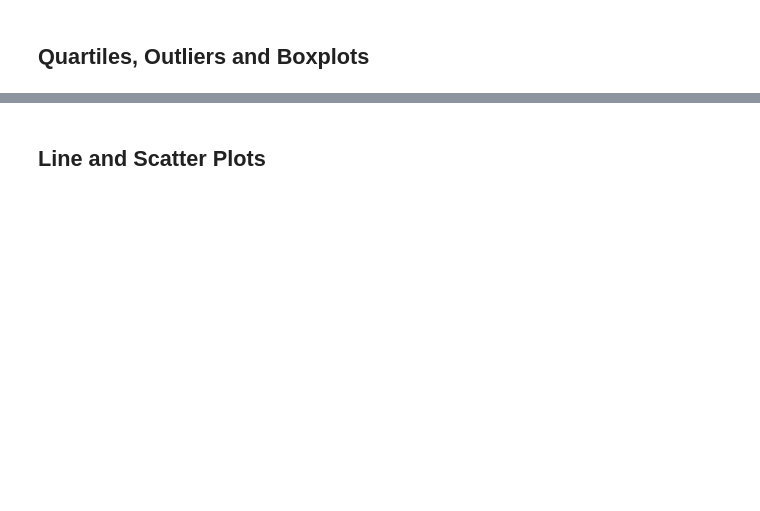
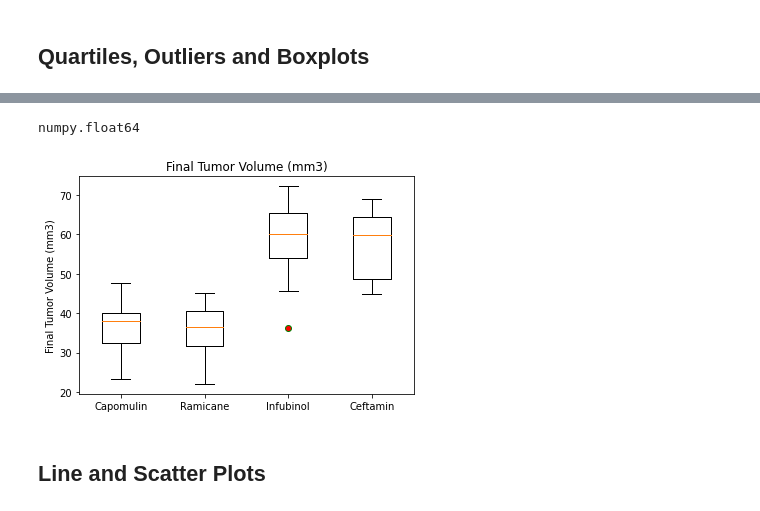
Before and after one commit to Subbagari1985/Matplotlib---challenge, a Jupyter notebook: Pymaceuticals/pymaceuticals_starter.ipynb, the cells around one changed output, grey strips where cells are left out. Saved outputs shown, nothing was run; the diff lists cells and outputs as text; code cells hidden in the pictures; blank space fills up the shorter version.

Commit message:
Finished the challenge except for one minor printing issue

```diff
--- a/Pymaceuticals/pymaceuticals_starter.ipynb
+++ b/Pymaceuticals/pymaceuticals_starter.ipynb
@@ -248,21 +276,56 @@ pd.merge(Updated_df, Greatest_Timepoint, how="outer", on='Mouse ID')
 # %%
 # Put treatments into a list for for loop (and later for plot labels)
-
+Regimens=["Capomulin", "Ramicane", "Infubinol", "Ceftamin"]
 
 # Create empty list to fill with tumor vol data (for plotting)
-
+Tumor_Vol=[]
 
 # Calculate the IQR and quantitatively determine if there are any potential outliers.
 
-
     # Locate the rows which contain mice on each drug and get the tumor volumes
-
-
+Mice_Drug_Tvol = Final_df[(Final_df['Drug Regimen']== "Capomulin")
+                      |(Final_df['Drug Regimen']=="Ramicane")
+                      |(Final_df['Drug Regimen']=="Infubinol")
+                      |(Final_df['Drug Regimen']=="Ceftamin")]
+Mice_Drug_Tvol
     # add subset
-
+Capomulin_Series = Mice_Drug_Tvol[Mice_Drug_Tvol['Drug Regimen']== "Capomulin"]['Tumor Volume (mm3)']
+Ramicane_Series = Mice_Drug_Tvol[Mice_Drug_Tvol['Drug Regimen']== "Ramicane"]['Tumor Volume (mm3)']
+Infubinol_Series = Mice_Drug_Tvol[Mice_Drug_Tvol['Drug Regimen']== "Infubinol"]['Tumor Volume (mm3)']
+Ceftamin_Series = Mice_Drug_Tvol[Mice_Drug_Tvol['Drug Regimen']== "Ceftamin"]['Tumor Volume (mm3)']
+Tumor_Vol=[Capomulin_Series,Ramicane_Series,Infubinol_Series,Ceftamin_Series]
 
     # Determine outliers using upper and lower bounds
+iqr= []
+lower_bound=[]
+upper_bound= []
+Outliers= []
+
+for Drug in Tumor_Vol:
+    quartiles = Drug.quantile([.25,.5,.75])
+    lowerq = quartiles[0.25]
+    upperq = quartiles[0.75]
+    iqr = upperq-lowerq
+    lower_bound = lowerq - (1.5*iqr)
+    upper_bound = upperq + (1.5*iqr)
+    #print(f"{Regimens[0]}'s potential outliers are:{lower_bound} {upper_bound}")
+    #print(f"{Regimens[1]}'s potential outliers are:{lower_bound} {upper_bound}")
+type(lower_bound)
+#upper_bound
+#Capomulin_Series
+# %% [output]
+numpy.float64
 # %%
 # Generate a box plot of the final tumor volume of each mouse across four regimens of interest
+
+fig1, ax1 = plt.subplots()
+ax1.set_title('Final Tumor Volume (mm3)')
+ax1.set_ylabel('Final Tumor Volume (mm3)')
+
+flierprops = dict(marker='o', markerfacecolor='r', markeredgecolor='g')
+ax1.boxplot(Tumor_Vol, labels=Regimens, flierprops = flierprops)
+plt.show()
+# %% [output]
+[figure, added]
 # %% [markdown]
 ## Line and Scatter Plots
```
Also changed, not shown: parts of 10 cells of this notebook.
